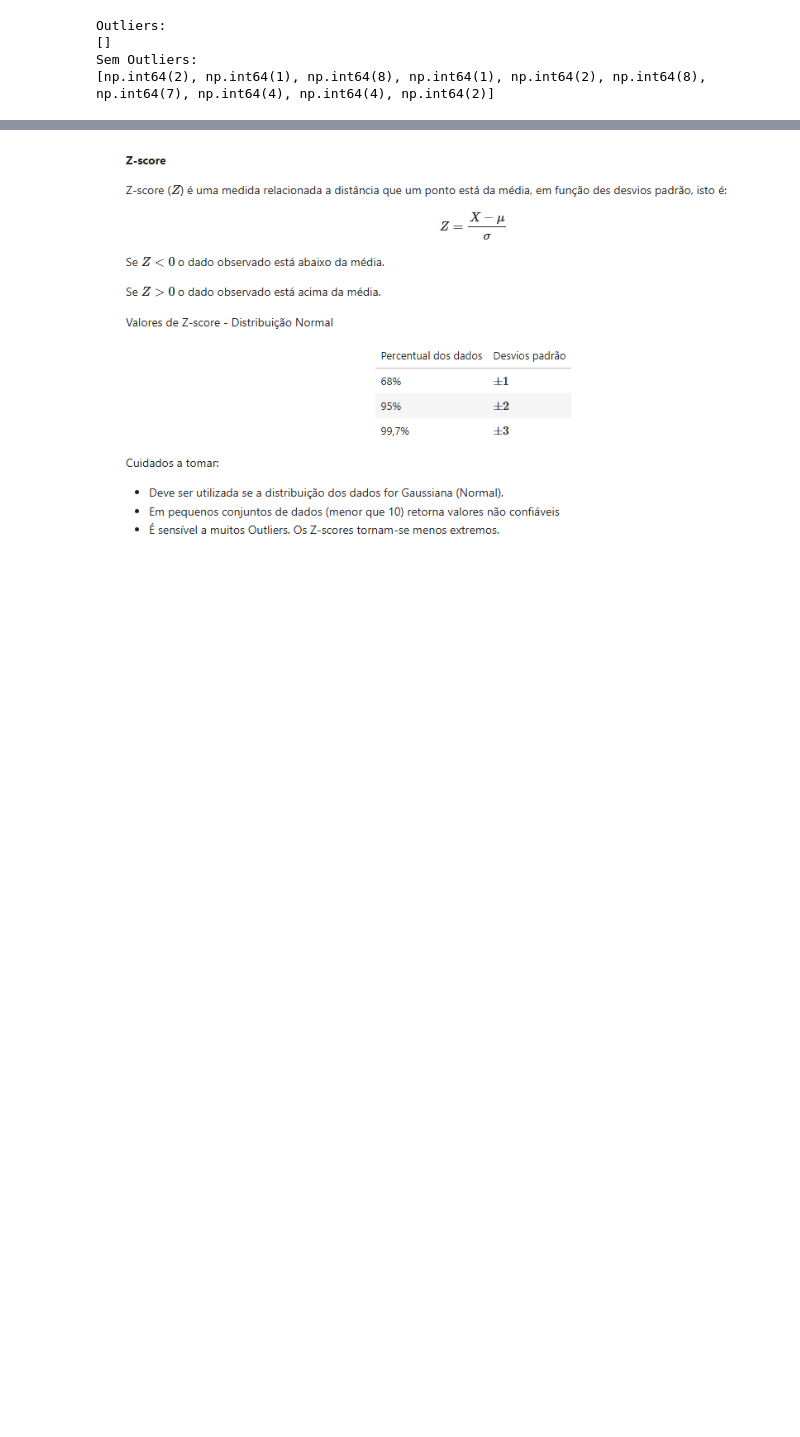
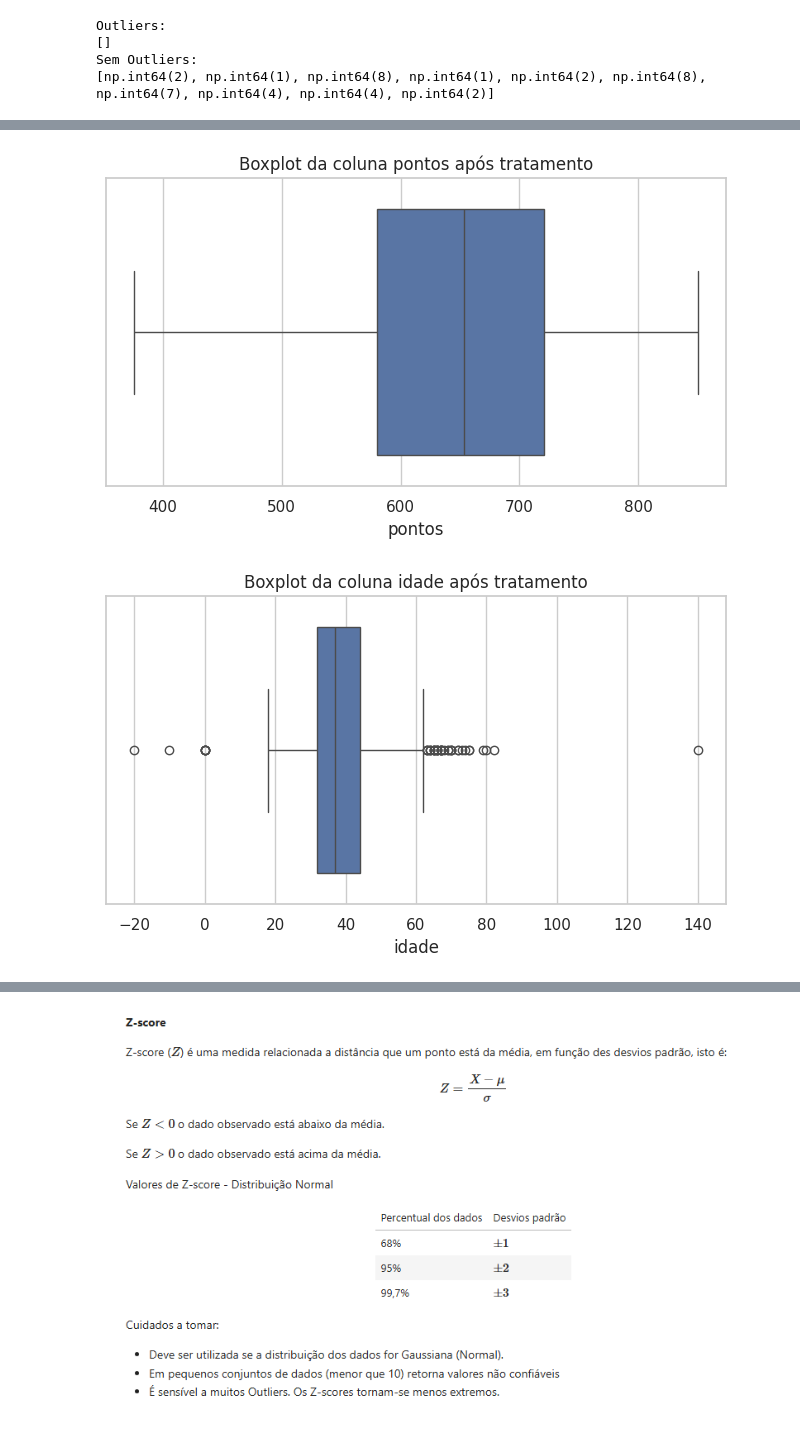
Before and after one commit to AndreMouraL/Desafio-4-limpeza-de-dados, a Jupyter notebook: Desafio_4_limpeza_de_dados.ipynb, the cells around one changed output, grey strips where cells are left out. Cells and saved outputs as stored; diff of their text form; code cells hidden in the pictures; blank space fills up the shorter version.

```diff
--- a/Desafio_4_limpeza_de_dados.ipynb
+++ b/Desafio_4_limpeza_de_dados.ipynb
@@ -476,0 +474,8 @@ Sem Outliers:
+# %%
+num_cols = dados.select_dtypes(include='number').columns  # Define as colunas numéricas
+for col in num_cols:
+    plt.figure(figsize=(8, 4))
+    sns.boxplot(x=dados[col])
+    plt.title(f'Boxplot da coluna {col} após tratamento')
+    plt.show()
+# %% [output]
@@ -476,0 +483,2 @@ Sem Outliers:
+[figure, added]
+[figure, added]
```
Also changed, not shown: parts of 15 cells of this notebook.
